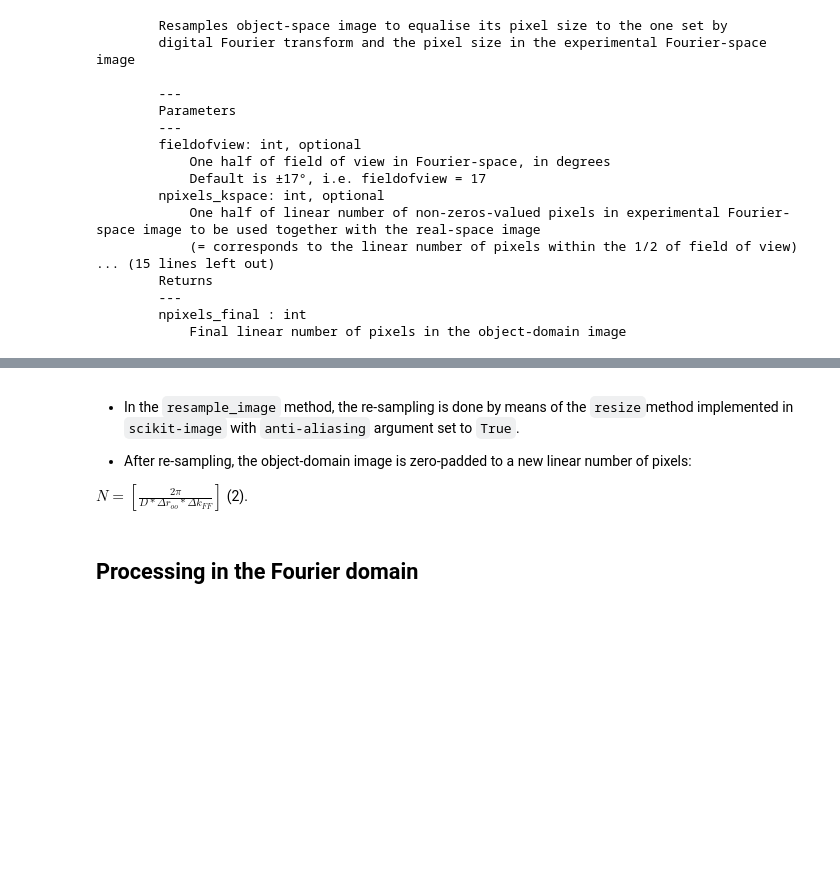
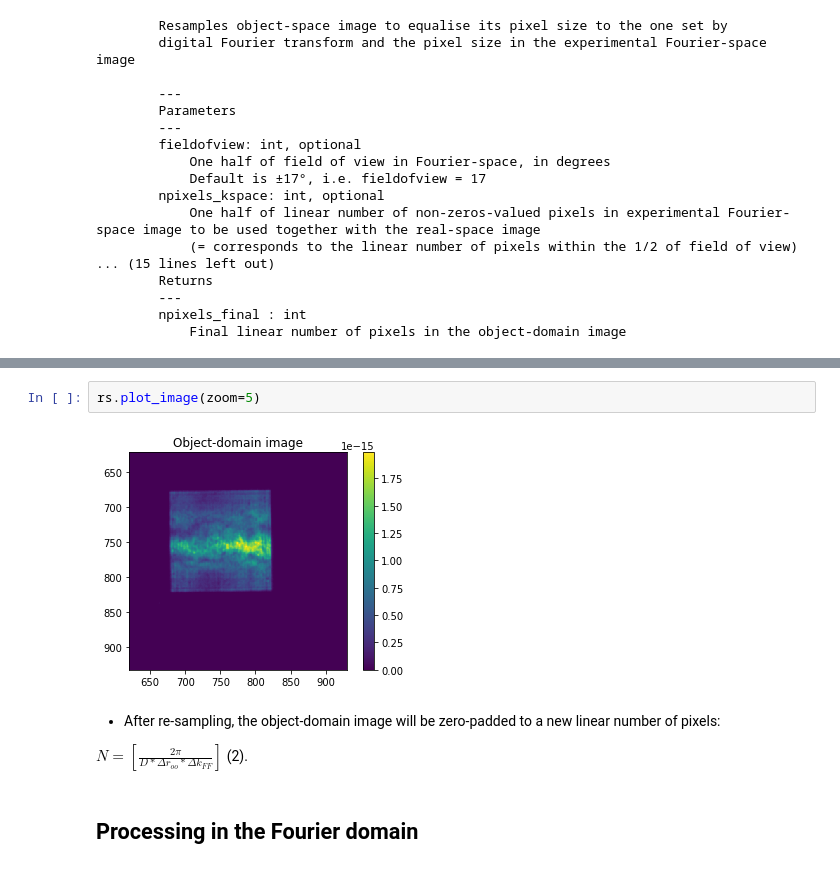
Before and after one commit to pkliui/PhaseRetrieval, a Jupyter notebook: docs/PhaseRetrieval.ipynb, the cells around one changed output, grey strips where cells are left out. Saved outputs shown, nothing was run; the diff lists cells and outputs as text; blank space fills up the shorter version.

````diff
--- a/docs/PhaseRetrieval.ipynb
+++ b/docs/PhaseRetrieval.ipynb
@@ -497,7 +531,9 @@ rs.plot_image(zoom=1)
+# %%
+rs.plot_image(zoom=5)
+# %% [output]
+[figure, added]
 # %% [markdown]
-* In  the ```resample_image``` method, the re-sampling is done by means of the  ```resize```method implemented in ```scikit-image``` with ```anti-aliasing``` argument set to ```True```.
-
-* After re-sampling, the object-domain image is zero-padded to a new linear number of pixels:
+* After re-sampling, the object-domain image will be zero-padded to a new linear number of pixels:
 
 $N = \left[ \frac{2\pi}{D * \Delta r_{oo} * \Delta k_{FF}} \right]$      (2).
 # %% [markdown]
````
Also changed, not shown: parts of 14 cells of this notebook.
